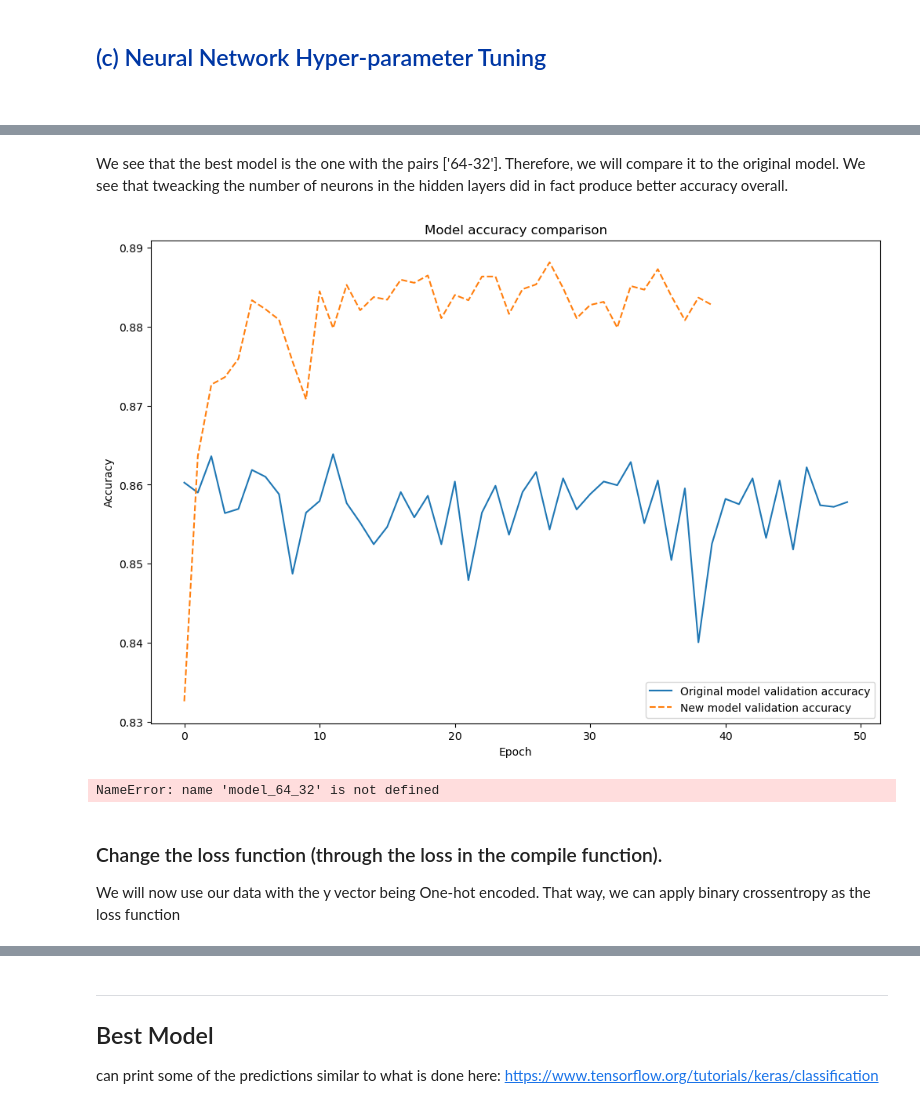
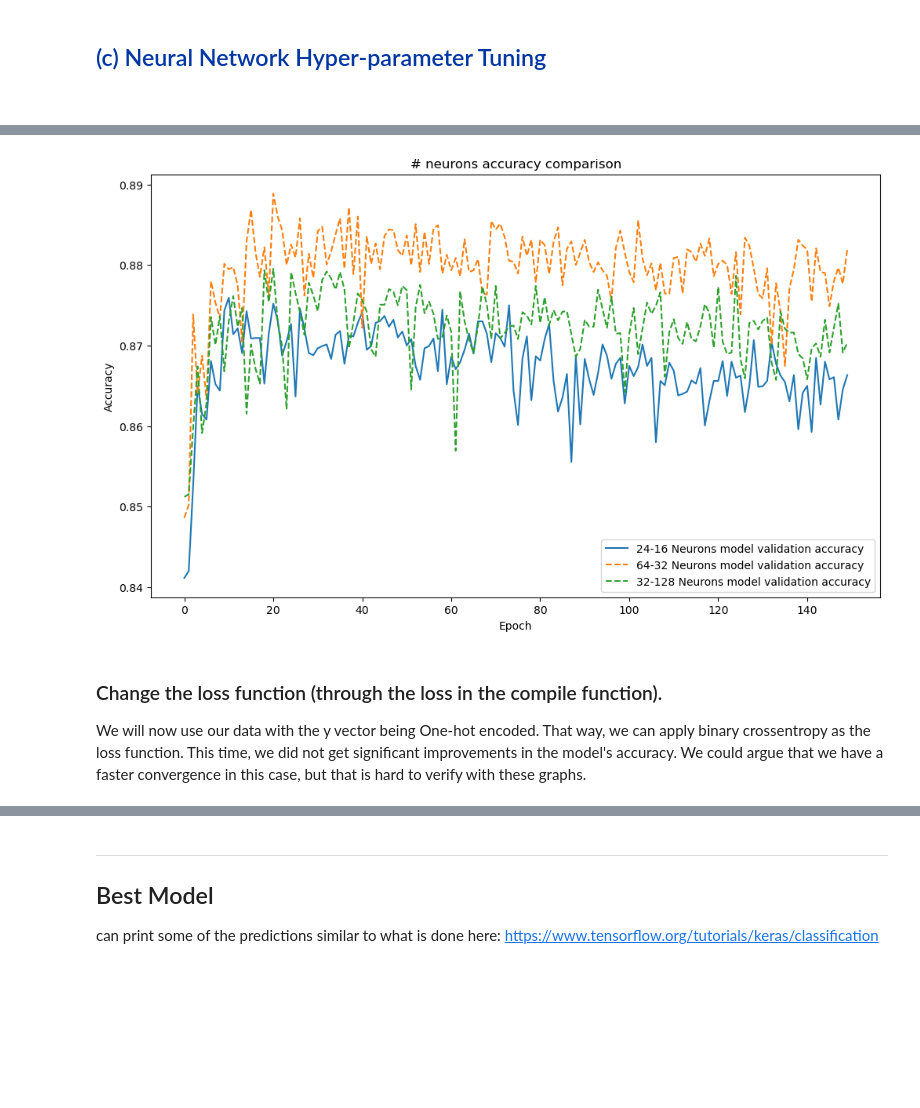
Before and after one commit to Bernardo-giff/assignment_3_aml, a Jupyter notebook: A3.ipynb, the cells around one changed output, grey strips where cells are left out. Cells and saved outputs as stored; diff of their text form; code cells hidden in the pictures; blank space fills up the shorter version.

```diff
--- a/A3.ipynb
+++ b/A3.ipynb
@@ -382,22 +376,0 @@ plt.show()
-# %% [markdown]
-We see that the best model is the one with the pairs ['64-32']. Therefore, we will compare it to the original model. We see that tweacking the number of neurons in the hidden layers did in fact produce better accuracy overall.
-# %%
-#Plotting the accuracy comparison on the validation split
-fig = plt.figure(figsize=(12,8))
-
-plt.plot(model1_callback.history['val_accuracy'], label='Original model validation accuracy')
-plt.plot(model64_callback.history['val_accuracy'], linestyle='--', label='New model validation accuracy')
-plt.title('Model accuracy comparison')
-plt.ylabel('Accuracy')
-plt.xlabel('Epoch')
-plt.legend(loc='lower right')
-plt.show()
-# %% [output]
-[figure, removed]
-# %%
-_, accuracy_64_32 = model_64_32.evaluate(X_test, y_test)
-_, accuracy = model.evaluate(X_test, y_test)
-print('Accuracy of the new model: %.2f' % (accuracy_64_32*100))
-print('Accuracy of the previous model: %.2f' % (accuracy*100))
-# %% [output]
-NameError: name 'model_64_32' is not defined
@@ -404,5 +439,31 @@ NameError: name 'model_64_32' is not defined
+# %%
+# Loading models from saved data
+with open('models/model_24_16_callback.pkl', 'rb') as file:
+    model_24_16_callback = pickle.load(file)
+
+with open('models/model_64_32_callback.pkl', 'rb') as file:
+    model_64_32_callback = pickle.load(file)
+
+with open('models/model_32_128_callback.pkl', 'rb') as file:
+    model_32_128_callback = pickle.load(file)
+
+#Plot convergence of the 3 hyperparams
+fig = plt.figure(figsize=(12,7))
+
+# Plotting the validation per epoch plots
+plt.plot(model_24_16_callback['val_accuracy'], label='24-16 Neurons model validation accuracy')
+plt.plot(model_64_32_callback['val_accuracy'], linestyle='--', label='64-32 Neurons model validation accuracy')
+plt.plot(model_32_128_callback['val_accuracy'], linestyle='--', label='32-128 Neurons model validation accuracy')
+plt.title('# neurons accuracy comparison')
+plt.ylabel('Accuracy')
+plt.xlabel('Epoch')
+plt.legend(loc='lower right')
+plt.show()
+# %% [output]
+[figure, added]
 # %% [markdown]
 ### Change the loss function (through the loss in the compile function).
 
-We will now use our data with the y vector being One-hot encoded. That way, we can apply binary crossentropy as the loss function
+We will now use our data with the y vector being One-hot encoded. That way, we can apply binary crossentropy as the loss function.
+This time, we did not get significant improvements in the model's accuracy. We could argue that we have a faster convergence in this case, but that is hard to verify with these graphs.
 # %%
```
Also changed, not shown: parts of 56 cells of this notebook, 24 other files.
